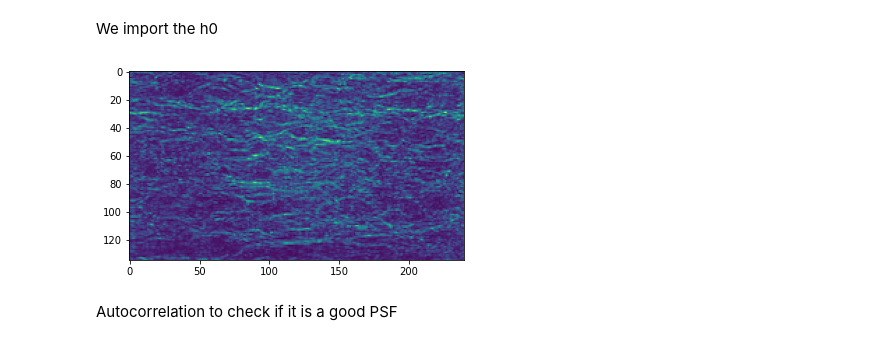
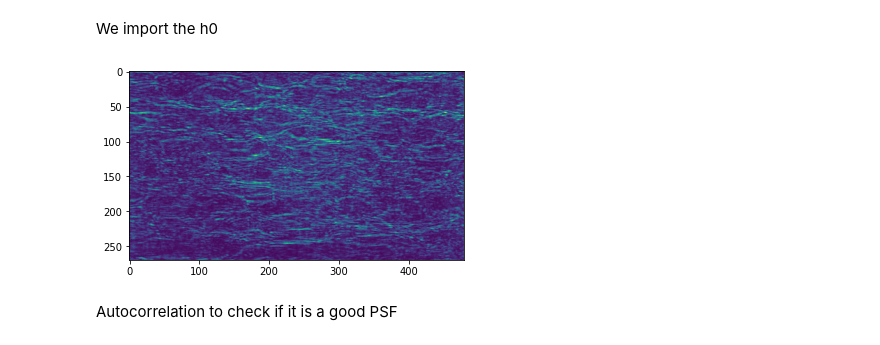
Before and after one commit to olivierleblanc/diffusercam, a Jupyter notebook: bernat/mp01.ipynb, the cells around one changed output. Drawn from its saved outputs; the diff is of its cells as text; code cells hidden in the pictures.

```diff
--- a/bernat/mp01.ipynb
+++ b/bernat/mp01.ipynb
@@ -13,19 +13,19 @@ We import the h0
 # %%
 #Import image
 h = Image.open('from_camera/test03/dist_00000.png')
 realsize=h.size
-factor=8
+factor=4
 newsize=tuple(int(ti/factor) for ti in realsize)
 
 h=h.resize(newsize,Image.ANTIALIAS)
 h = np.array(h,dtype=float)
 h = h[:, :, 0]
 h -= h.mean()
 
 plt.imshow(h)
 plt.show()
 # %% [output]
-[figure, old version]
+[figure, new version]
 # %% [markdown]
 Autocorrelation to check if it is a good PSF
 # %%
```
Also changed, not shown: parts of 20 cells of this notebook, 3 other files.
